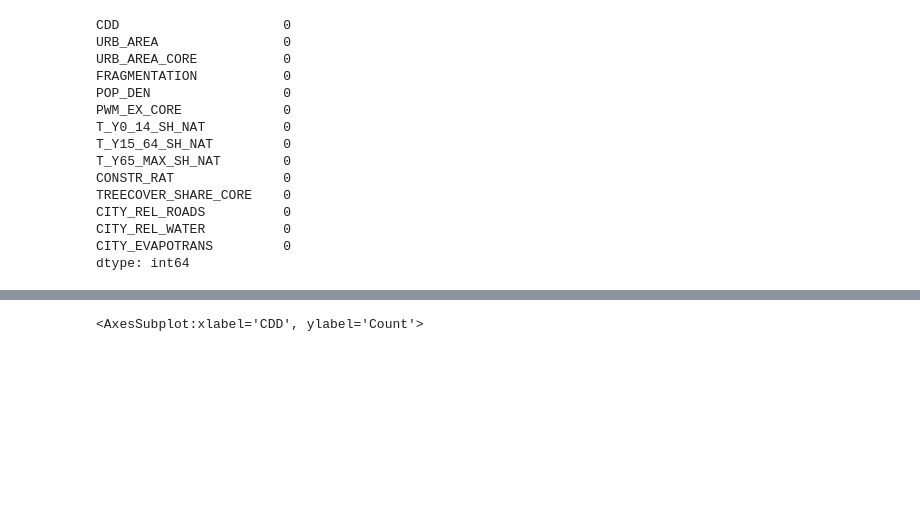
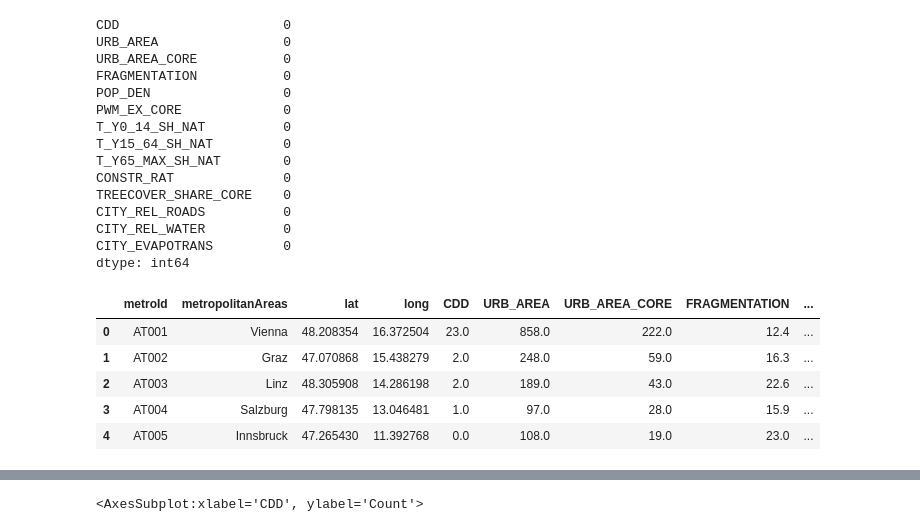
Before and after one commit to TbrBrbs97/mda_heatwaves-cameroon, a Jupyter notebook: DataPrep/DataPrep_MainScript.ipynb, the cells around one changed output, grey strips where cells are left out. Saved outputs shown, nothing was run; the diff lists cells and outputs as text; code cells hidden in the pictures; blank space fills up the shorter version.

```diff
--- a/DataPrep/DataPrep_MainScript.ipynb
+++ b/DataPrep/DataPrep_MainScript.ipynb
@@ -583,3 +583,17 @@ CITY_REL_ROADS          0
 CITY_REL_WATER          0
 CITY_EVAPOTRANS         0
 dtype: int64
+# %%
+complete_data_1.insert(0, 'metroId', complete_data['metroId'])
+complete_data_1.insert(1,'metropolitanAreas',complete_data['metropolitanAreas'])
+complete_data_1.insert(2,'lat',complete_data['latitude'])
+complete_data_1.insert(3,'long',complete_data['longitude'])
+
+complete_data_1.head()
+# %% [output]
+|  | metroId | metropolitanAreas | lat | long | CDD | URB_AREA | URB_AREA_CORE | FRAGMENTATION | ... |
+| 0 | AT001 | Vienna | 48.208354 | 16.372504 | 23.0 | 858.0 | 222.0 | 12.4 | ... |
+| 1 | AT002 | Graz | 47.070868 | 15.438279 | 2.0 | 248.0 | 59.0 | 16.3 | ... |
+| 2 | AT003 | Linz | 48.305908 | 14.286198 | 2.0 | 189.0 | 43.0 | 22.6 | ... |
+| 3 | AT004 | Salzburg | 47.798135 | 13.046481 | 1.0 | 97.0 | 28.0 | 15.9 | ... |
+| 4 | AT005 | Innsbruck | 47.265430 | 11.392768 | 0.0 | 108.0 | 19.0 | 23.0 | ... |
```
Also changed, not shown: parts of 36 cells of this notebook, 7 other files.
